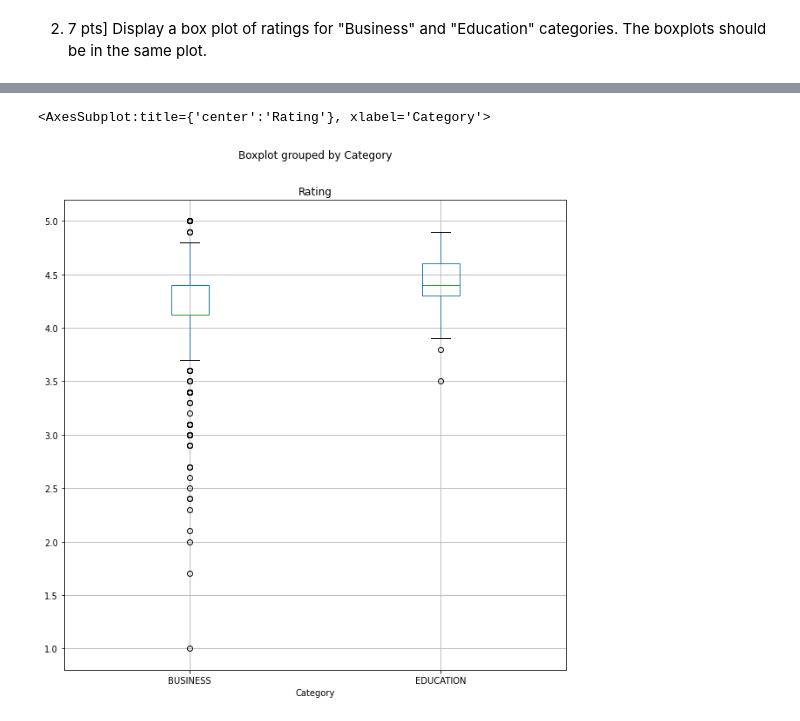
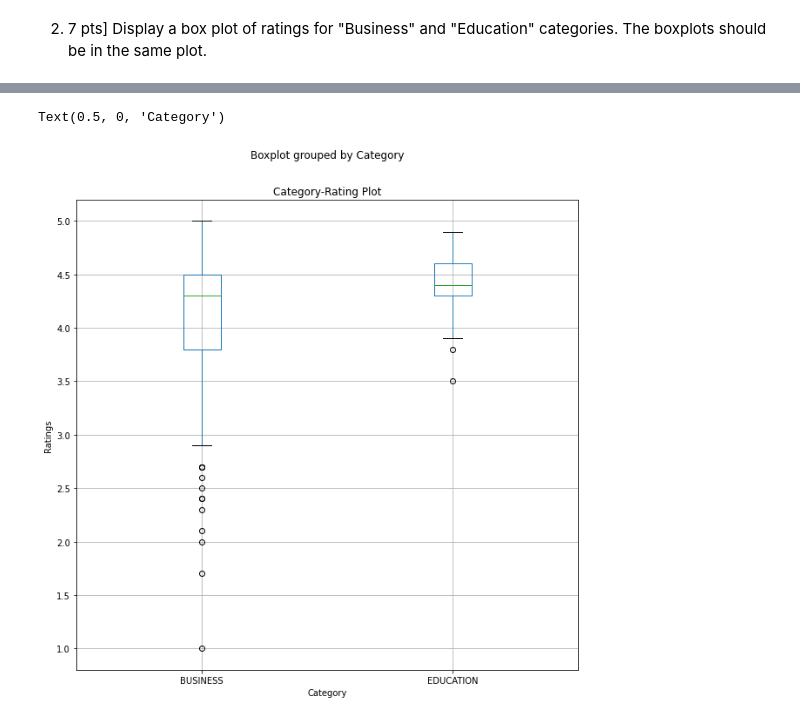
Before and after one commit to PinkmanusRex/CS210-HW3, a Jupyter notebook: google_apps.ipynb, the cells around one changed output, grey strips where cells are left out. Cells and saved outputs as stored; diff of their text form; code cells hidden in the pictures.

```diff
--- a/google_apps.ipynb
+++ b/google_apps.ipynb
@@ -25,4 +67,7 @@ goog_store["Android Ver"] = goog_store["Android Ver"].apply(lambda ver: re.sub(r
 4. [5 pts] The "Installs" column must have integer values. For values that have commas, remove the commas. For values that have a '+' at the end, remove the '+'. Keep only those rows that have an integer value after these edits.
 # %%
 goog_store["Installs"] = goog_store["Installs"].apply(lambda inst: re.sub(r"[,+]", "", inst))
+int_filter = goog_store["Installs"].str.contains(r"^\d$")
+goog_store = goog_store[~int_filter]
 goog_store["Installs"] = goog_store["Installs"].apply(lambda inst: int(inst))
+goog_store
@@ -250,6 +352,8 @@ bus_and_edu
 # %%
-#bus_and_edu.groupby(["Category"]).plot.box()
-bus_and_edu.boxplot(by="Category", column=["Rating"], figsize=(10,10))
+box_axes = bus_and_edu.boxplot(by="Category", column=["Rating"], figsize=(10,10))
+box_axes.set_title("Category-Rating Plot")
+box_axes.set_ylabel("Ratings")
+box_axes.set_xlabel("Category")
 # %% [output]
-<AxesSubplot:title={'center':'Rating'}, xlabel='Category'>
+Text(0.5, 0, 'Category')
-[figure, old version]
+[figure, new version]
```
Also changed, not shown: parts of 23 cells of this notebook, 1 other file.
